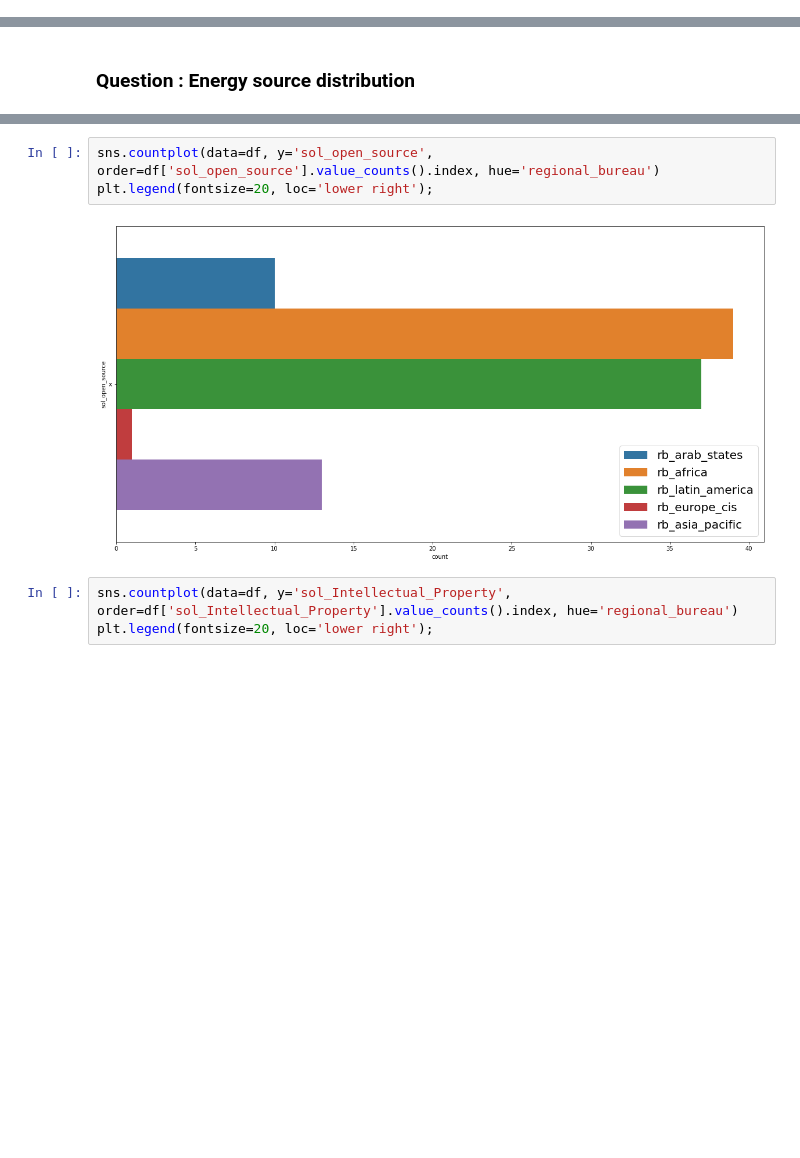
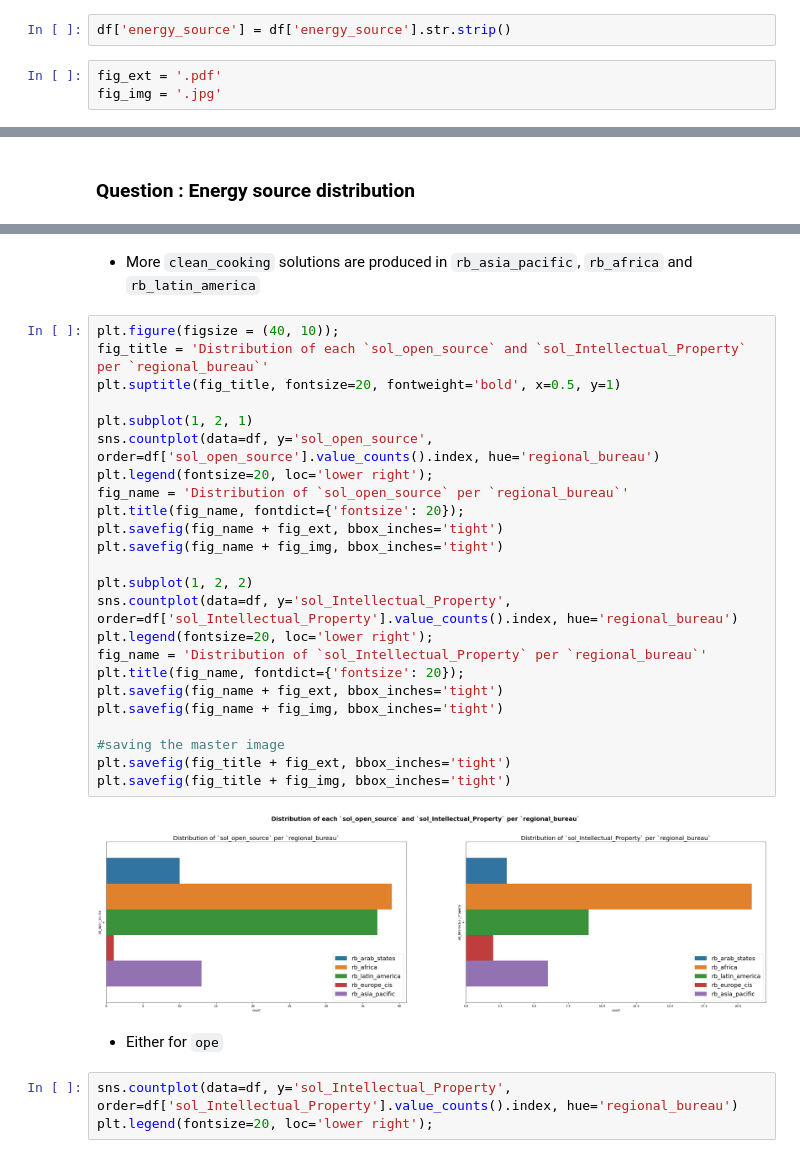
Before and after one commit to temajozias/UNDP-Accelerator-Labs-Network, a Jupyter notebook: UNDP-Accelerator-Labs-Network.ipynb, the cells around one changed output, grey strips where cells are left out. Cells and saved outputs as stored; diff of their text form; blank space fills up the shorter version.

Commit message:
feat: adding plots and explanations

```diff
--- a/UNDP-Accelerator-Labs-Network.ipynb
+++ b/UNDP-Accelerator-Labs-Network.ipynb
@@ -701,3 +699,8 @@ Non-Null Count  Dtype
 140 non-null    category
 dtypes: category(1)
 memory usage: 611.0 bytes
+# %%
+df['energy_source'] = df['energy_source'].str.strip()
+# %%
+fig_ext = '.pdf'
+fig_img = '.jpg'
@@ -718,8 +739,33 @@ plt.legend(fontsize=20, loc='upper right');
+# %% [markdown]
+- More `clean_cooking` solutions are produced in `rb_asia_pacific`, `rb_africa` and `rb_latin_america`
 # %%
+plt.figure(figsize = (40, 10));
+fig_title = 'Distribution of each `sol_open_source` and `sol_Intellectual_Property` per `regional_bureau`'
+plt.suptitle(fig_title, fontsize=20, fontweight='bold', x=0.5, y=1)
+
+plt.subplot(1, 2, 1)
 sns.countplot(data=df, y='sol_open_source', order=df['sol_open_source'].value_counts().index, hue='regional_bureau')
 plt.legend(fontsize=20, loc='lower right');
+fig_name = 'Distribution of `sol_open_source` per `regional_bureau`'
+plt.title(fig_name, fontdict={'fontsize': 20});
+plt.savefig(fig_name + fig_ext, bbox_inches='tight')
+plt.savefig(fig_name + fig_img, bbox_inches='tight')
+
+plt.subplot(1, 2, 2)
+sns.countplot(data=df, y='sol_Intellectual_Property', order=df['sol_Intellectual_Property'].value_counts().index, hue='regional_bureau')
+plt.legend(fontsize=20, loc='lower right');
+fig_name = 'Distribution of `sol_Intellectual_Property` per `regional_bureau`'
+plt.title(fig_name, fontdict={'fontsize': 20});
+plt.savefig(fig_name + fig_ext, bbox_inches='tight')
+plt.savefig(fig_name + fig_img, bbox_inches='tight')
+
+#saving the master image
+plt.savefig(fig_title + fig_ext, bbox_inches='tight')
+plt.savefig(fig_title + fig_img, bbox_inches='tight')
 # %% [output]
-[figure, old version]
+[figure, new version]
+# %% [markdown]
+- Either for `ope`
 # %%
 sns.countplot(data=df, y='sol_Intellectual_Property', order=df['sol_Intellectual_Property'].value_counts().index, hue='regional_bureau')
 plt.legend(fontsize=20, loc='lower right');
```
Also changed, not shown: parts of 13 cells of this notebook.
